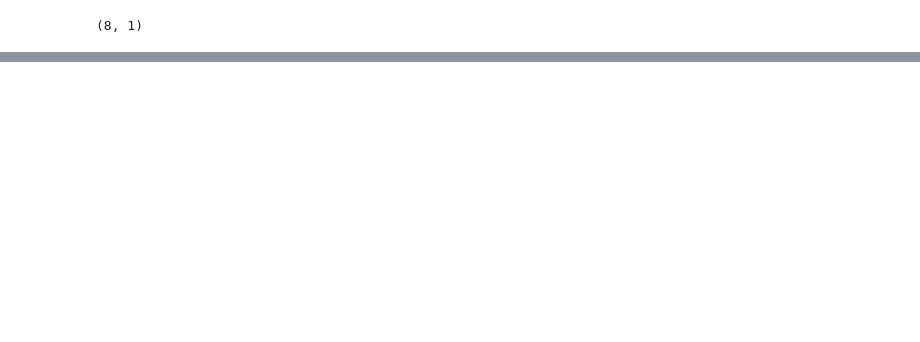
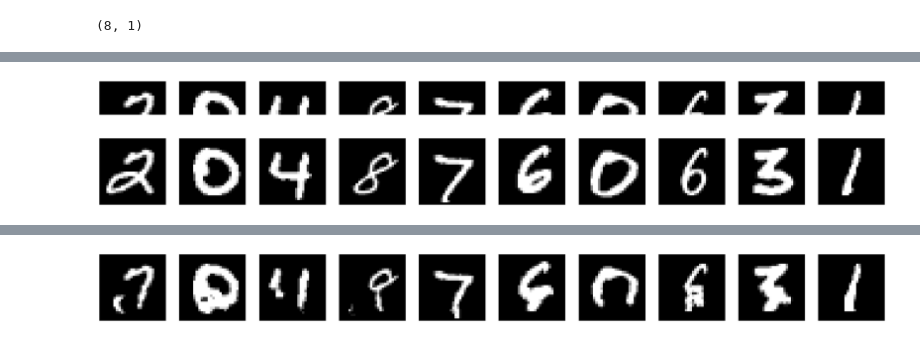
Before and after one commit to maxeonyx/msc, a Jupyter notebook: cgt-mnist/cgt-mnist.ipynb, the cells around one changed output, grey strips where cells are left out. Cells and saved outputs as stored; diff of their text form; code cells hidden in the pictures; blank space fills up the shorter version.

```diff
--- a/cgt-mnist/cgt-mnist.ipynb
+++ b/cgt-mnist/cgt-mnist.ipynb
@@ -131,7 +133,7 @@ def flatten(image, label):
 
 def quantize(sequence, label):
     d = squared_euclidean_distance(sequence, centroids) # (height * width, centroids)
-    sequence = tf.math.argmin(d, axis=1)  # (height * width)
+    sequence = tf.math.argmin(d, axis=1, output_type=tf.int32)  # (height * width)
     return sequence, label
 
 def unquantize(x):
@@ -496,0 +573,5 @@ ValueError: in user code:
+# %%
+process_batch(test_batch_colors, test_batch_idxs, show_input=True)
+# %% [output]
+[figure, added]
+[figure, added]
@@ -496,0 +579 @@ ValueError: in user code:
+[figure, added]
```
Also changed, not shown: parts of 12 cells of this notebook, 1 other file.
